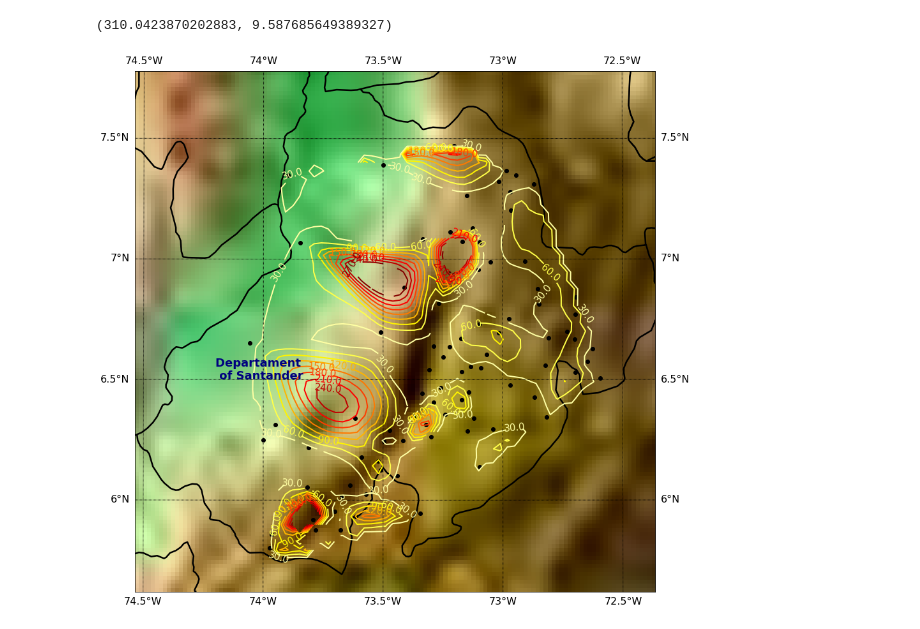
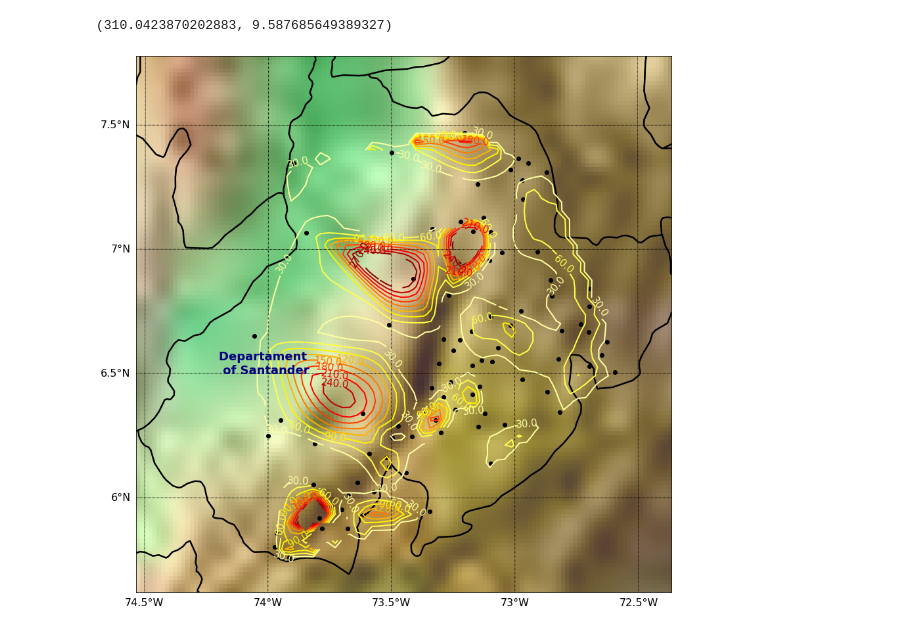
Before and after one commit to sierraporta/Water-Quality, a Jupyter notebook: IRCA_agua.ipynb, the cells around one changed output. Saved outputs shown, nothing was run; the diff lists cells and outputs as text; code cells hidden in the pictures.

```diff
--- a/IRCA_agua.ipynb
+++ b/IRCA_agua.ipynb
@@ -620,18 +606,18 @@ _ = m.drawstates()
 # draw parallels and meridians.
 parallels = np.arange(6,8.2,0.5)
 # Label the meridians and parallels
-m.drawparallels(parallels,labels=[True,True,True,True],fontsize=16)
+m.drawparallels(parallels,labels=[True,False,False,True],fontsize=16)
 # Draw Meridians and Labels
 meridians = np.arange(-74.5,-72.3,0.5)
-m.drawmeridians(meridians,labels=[True,True,True,True],fontsize=16)
+m.drawmeridians(meridians,labels=[True,False,False,True],fontsize=16)
 #m.drawmapboundary(fill_color='white',linewidth=2)
 m.drawcountries(linewidth=2)
 m.drawcoastlines(linewidth=2)
 m.drawstates(linewidth=2.5, linestyle='solid', color='k', antialiased=1, ax=None, zorder=None)
-#m.shadedrelief(scale=2)
-m.etopo(scale=4, alpha=1.)
+#m.shadedrelief(scale=3)
+m.etopo(scale=4, alpha=0.8)
 #m.arcgisimage(service = "World_Shaded_Relief",xpixels = 4000,ypixels = 4000)
-#m.arcgisimage(service='ESRI_Imagery_World_2D', xpixels = 2000, verbose= True)
+#m.arcgisimage(service='World_Shaded_Relief', verbose= True)
 # Define a colormap
 jet = plt.cm.get_cmap('jet')
 
@@ -663,32 +649,32 @@ X_dat = x#LONG
 Y_dat = y#LAT
 Z_dat = data_new.IRCA_CAL
 
 # Convert from pandas dataframes to numpy arrays
 X, Y, Z, = np.array([]), np.array([]), np.array([])
 
 for i in range(len(X_dat)):
     X = np.append(X,X_dat[i])
     Y = np.append(Y,Y_dat[i])
     Z = np.append(Z,Z_dat[i])
 
 # create x-y points to be used in heatmap
 xi = np.linspace(X.min(),X.max(),50)
 yi = np.linspace(Y.min(),Y.max(),50)
 
 # Z is a matrix of x-y values
 zi = griddata((X, Y), Z, (xi[None,:], yi[:,None]), method='cubic',rescale=True,fill_value=20.)
 zmin = np.min(Z_dat)
 zmax = np.max(Z_dat)
 zi[(zi<zmin) | (zi>zmax)] = None
 levels=[0,25,50,75,10]
 # Create the contour plot
 CS=plt.contour(xi, yi, zi, cmap="hot_r",linewidths=2,levels=10)
 plt.clabel(CS, inline=True,fontsize=15,fmt='%1.1f')
 #cbar=m.colorbar()
 #cbar.set_label("IRCA level", labelpad=+6,fontsize=20)
 
 #cbar.ax.tick_params(labelsize=16)
-plt.savefig('col3_2.eps', format='eps', dpi=75, bbox_inches='tight', pad_inches=0)
+plt.savefig('col3_2.png', format='png', dpi=75, bbox_inches='tight', pad_inches=0)
 plt.show()
 # %% [output]
-[figure, old version]
+[figure, new version]
```
Also changed, not shown: parts of 17 cells of this notebook, 1 other file.
